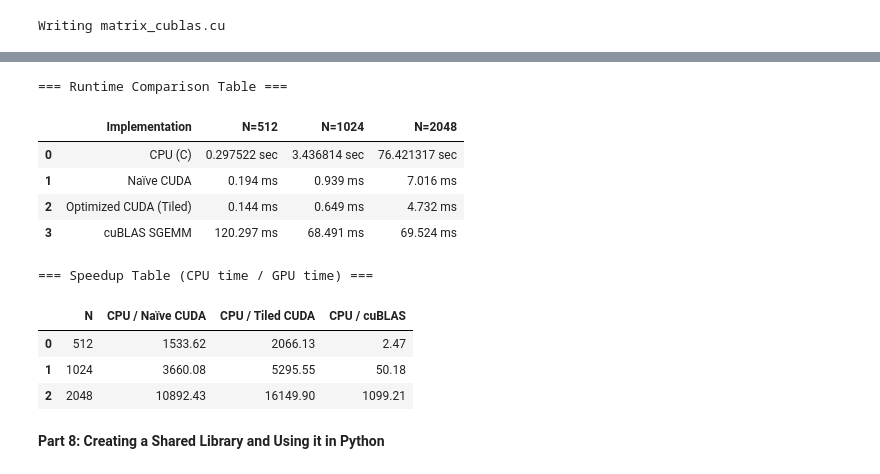
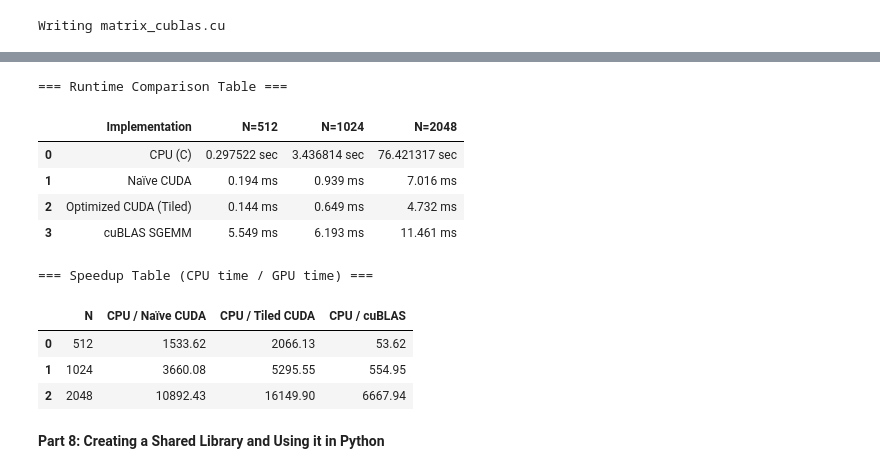
Before and after one commit to Mia0403/DSCI560-Lab3, a Jupyter notebook: Notebook/DSCI_560_lab3.ipynb, the cells around one changed output, grey strips where cells are left out. Cells and saved outputs as stored; diff of their text form; code cells hidden in the pictures.

```diff
--- a/Notebook/DSCI_560_lab3.ipynb
+++ b/Notebook/DSCI_560_lab3.ipynb
@@ -425,7 +421,7 @@ import pandas as pd
 cpu_sec = {512: 0.297522, 1024: 3.436814, 2048: 76.421317}
 naive_ms = {512: 0.194, 1024: 0.939, 2048: 7.016}
 tiled_ms = {512: 0.144, 1024: 0.649, 2048: 4.732}
-cublas_ms = {512: 120.297, 1024: 68.491, 2048: 69.524}
+cublas_ms = {512: 5.549, 1024: 6.193, 2048: 11.461}
 
 runtime_table = pd.DataFrame({
     "Implementation": ["CPU (C)", "Naïve CUDA", "Optimized CUDA (Tiled)", "cuBLAS SGEMM"],
@@ -437,39 +433,39 @@ runtime_table = pd.DataFrame({
 speedup_table = pd.DataFrame({
     "N": [512, 1024, 2048],
     "CPU / Naïve CUDA": [
         cpu_sec[512]  / (naive_ms[512]  / 1000),
         cpu_sec[1024] / (naive_ms[1024] / 1000),
         cpu_sec[2048] / (naive_ms[2048] / 1000),
     ],
     "CPU / Tiled CUDA": [
         cpu_sec[512]  / (tiled_ms[512]  / 1000),
         cpu_sec[1024] / (tiled_ms[1024] / 1000),
         cpu_sec[2048] / (tiled_ms[2048] / 1000),
     ],
     "CPU / cuBLAS": [
         cpu_sec[512]  / (cublas_ms[512]  / 1000),
         cpu_sec[1024] / (cublas_ms[1024] / 1000),
         cpu_sec[2048] / (cublas_ms[2048] / 1000),
     ],
 }).round(2)
 
 print("=== Runtime Comparison Table ===")
 display(runtime_table)
 
 print("=== Speedup Table (CPU time / GPU time) ===")
 display(speedup_table)
 # %% [output]
 === Runtime Comparison Table ===
 |  | Implementation | N=512 | N=1024 | N=2048 |
 | 0 | CPU (C) | 0.297522 sec | 3.436814 sec | 76.421317 sec |
 | 1 | Naïve CUDA | 0.194 ms | 0.939 ms | 7.016 ms |
 | 2 | Optimized CUDA (Tiled) | 0.144 ms | 0.649 ms | 4.732 ms |
-| 3 | cuBLAS SGEMM | 120.297 ms | 68.491 ms | 69.524 ms |
+| 3 | cuBLAS SGEMM | 5.549 ms | 6.193 ms | 11.461 ms |
 === Speedup Table (CPU time / GPU time) ===
 |  | N | CPU / Naïve CUDA | CPU / Tiled CUDA | CPU / cuBLAS |
-| 0 | 512 | 1533.62 | 2066.13 | 2.47 |
-| 1 | 1024 | 3660.08 | 5295.55 | 50.18 |
-| 2 | 2048 | 10892.43 | 16149.90 | 1099.21 |
+| 0 | 512 | 1533.62 | 2066.13 | 53.62 |
+| 1 | 1024 | 3660.08 | 5295.55 | 554.95 |
+| 2 | 2048 | 10892.43 | 16149.90 | 6667.94 |
 # %% [markdown]
 **Part 8: Creating a Shared Library and Using it in Python**
 # %%
```
Also changed, not shown: parts of 18 cells of this notebook.
